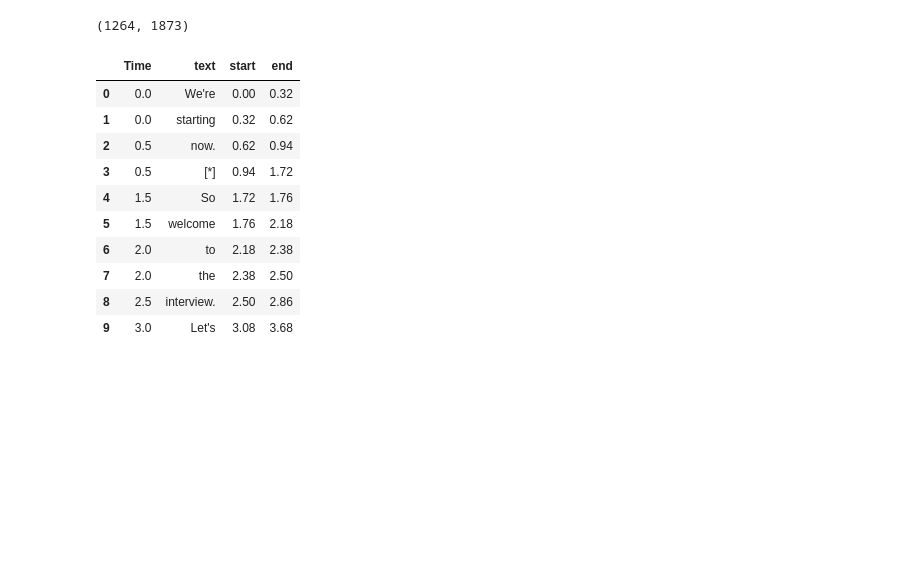
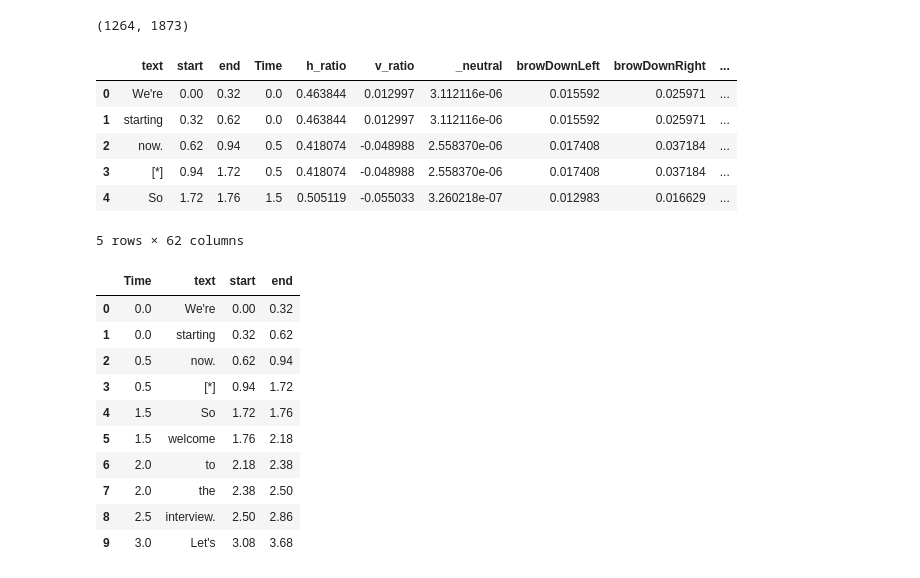
Before and after one commit to Ak62007/Multimodel-Reasoning, a Jupyter notebook: notebooks/data_ana_merge.ipynb, the cells around one changed output. Cells and saved outputs as stored; diff of their text form; code cells hidden in the pictures; blank space fills up the shorter version.

```diff
--- a/notebooks/data_ana_merge.ipynb
+++ b/notebooks/data_ana_merge.ipynb
@@ -751,4 +753,14 @@ avw_merged = pd.merge_asof(
 )
+# %%
+avw_merged.head()
+# %% [output]
+|  | text | start | end | Time | h_ratio | v_ratio | _neutral | browDownLeft | browDownRight | ... |
+| 0 | We're | 0.00 | 0.32 | 0.0 | 0.463844 | 0.012997 | 3.112116e-06 | 0.015592 | 0.025971 | ... |
+| 1 | starting | 0.32 | 0.62 | 0.0 | 0.463844 | 0.012997 | 3.112116e-06 | 0.015592 | 0.025971 | ... |
+| 2 | now. | 0.62 | 0.94 | 0.5 | 0.418074 | -0.048988 | 2.558370e-06 | 0.017408 | 0.037184 | ... |
+| 3 | [*] | 0.94 | 1.72 | 0.5 | 0.418074 | -0.048988 | 2.558370e-06 | 0.017408 | 0.037184 | ... |
+| 4 | So | 1.72 | 1.76 | 1.5 | 0.505119 | -0.055033 | 3.260218e-07 | 0.012983 | 0.016629 | ... |
+5 rows × 62 columns
 # %%
 avw_merged[['Time', 'text', 'start', 'end']].head(10)
 # %% [output]
```
Also changed, not shown: parts of 41 cells of this notebook.
